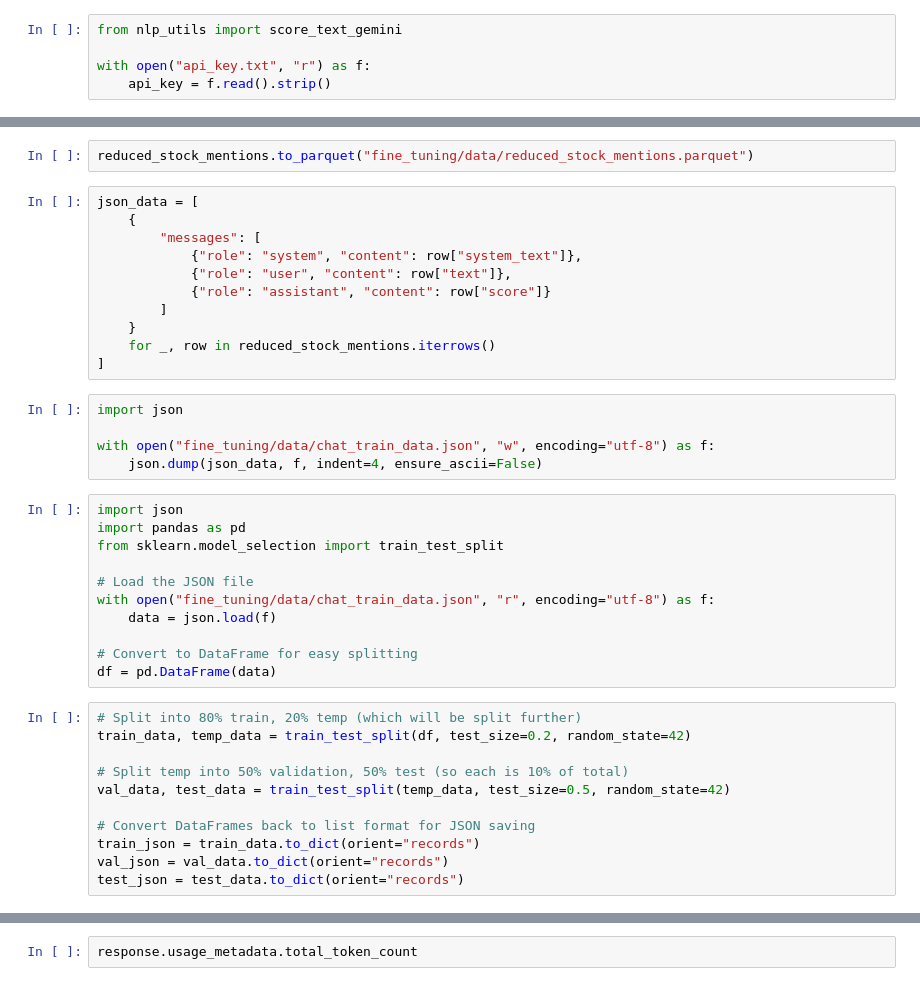
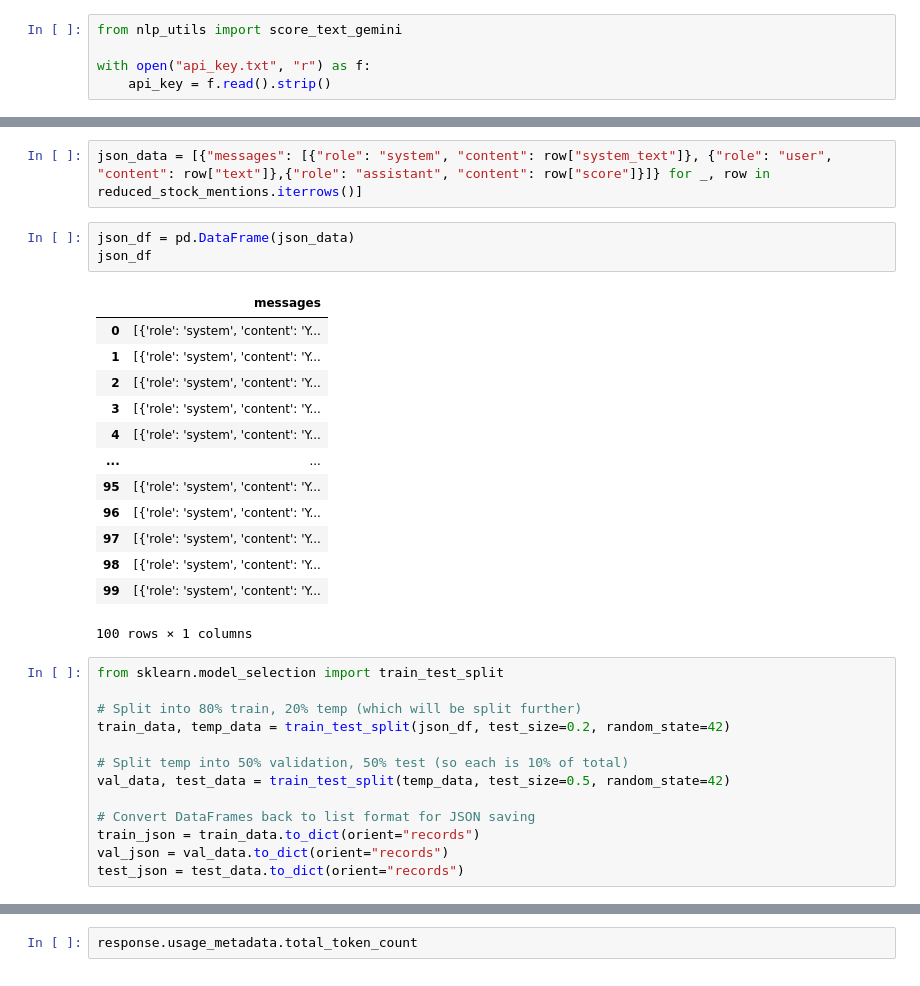
Before and after one commit to francescobraicovich/stonks, a Jupyter notebook: nlp/nlp_scoring.ipynb, the cells around one changed output, grey strips where cells are left out. Drawn from its saved outputs; the diff is of its cells as text.

```diff
--- a/nlp/nlp_scoring.ipynb
+++ b/nlp/nlp_scoring.ipynb
@@ -125,35 +114,27 @@ See the caveats in the documentation: https://pandas.pydata.org/pandas-docs/stab
-# %%
-reduced_stock_mentions.to_parquet("fine_tuning/data/reduced_stock_mentions.parquet")
 # %%
-json_data = [
-    {
-        "messages": [
-            {"role": "system", "content": row["system_text"]},
-            {"role": "user", "content": row["text"]},
-            {"role": "assistant", "content": row["score"]}
-        ]
-    }
-    for _, row in reduced_stock_mentions.iterrows()
-]
+json_data = [{"messages": [{"role": "system", "content": row["system_text"]}, {"role": "user", "content": row["text"]},{"role": "assistant", "content": row["score"]}]} for _, row in reduced_stock_mentions.iterrows()]
-# %%
-import json
-
-with open("fine_tuning/data/chat_train_data.json", "w", encoding="utf-8") as f:
-    json.dump(json_data, f, indent=4, ensure_ascii=False)
-# %%
-import json
-import pandas as pd
-from sklearn.model_selection import train_test_split
-
-# Load the JSON file
-with open("fine_tuning/data/chat_train_data.json", "r", encoding="utf-8") as f:
-    data = json.load(f)
-
-# Convert to DataFrame for easy splitting
-df = pd.DataFrame(data)
+# %%
+json_df = pd.DataFrame(json_data)
+json_df
+# %% [output]
+|  | messages |
+| 0 | [{'role': 'system', 'content': 'Y... |
+| 1 | [{'role': 'system', 'content': 'Y... |
+| 2 | [{'role': 'system', 'content': 'Y... |
+| 3 | [{'role': 'system', 'content': 'Y... |
+| 4 | [{'role': 'system', 'content': 'Y... |
+| ... | ... |
+| 95 | [{'role': 'system', 'content': 'Y... |
+| 96 | [{'role': 'system', 'content': 'Y... |
+| 97 | [{'role': 'system', 'content': 'Y... |
+| 98 | [{'role': 'system', 'content': 'Y... |
+| 99 | [{'role': 'system', 'content': 'Y... |
+100 rows × 1 columns
 # %%
+from sklearn.model_selection import train_test_split
+
 # Split into 80% train, 20% temp (which will be split further)
-train_data, temp_data = train_test_split(df, test_size=0.2, random_state=42)
+train_data, temp_data = train_test_split(json_df, test_size=0.2, random_state=42)
 
 # Split temp into 50% validation, 50% test (so each is 10% of total)
 val_data, test_data = train_test_split(temp_data, test_size=0.5, random_state=42)
```
Also changed, not shown: parts of 12 cells of this notebook, 1 other file.
